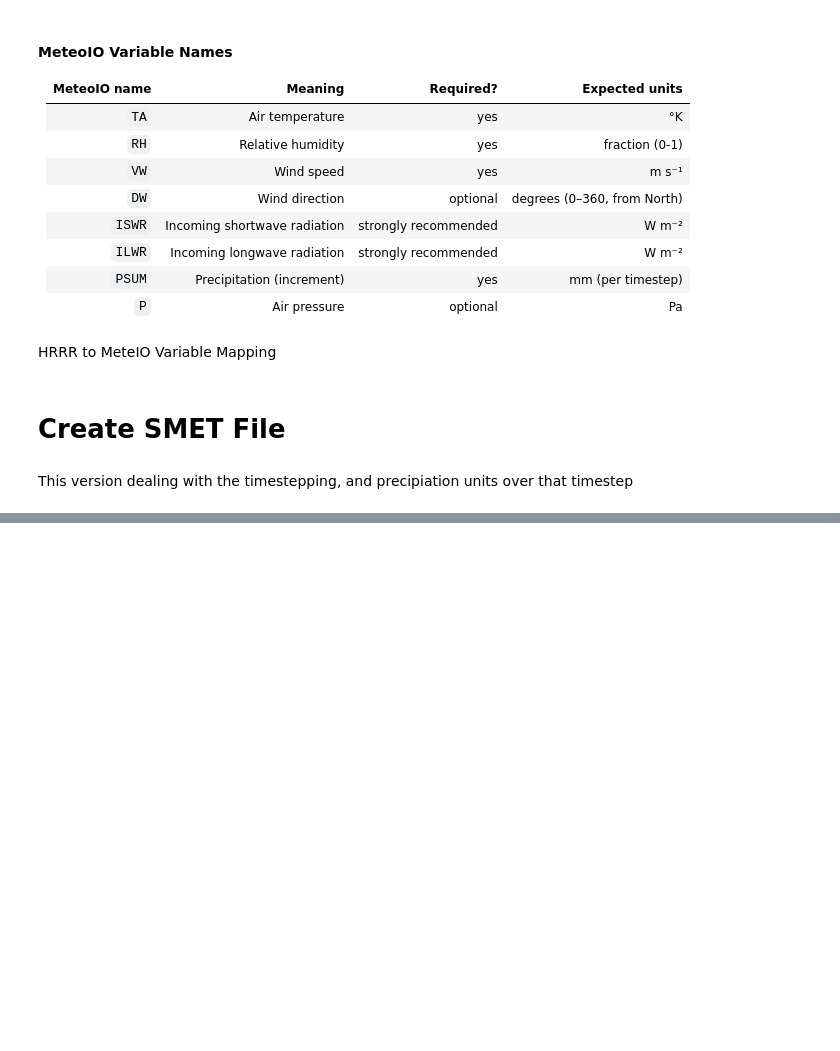
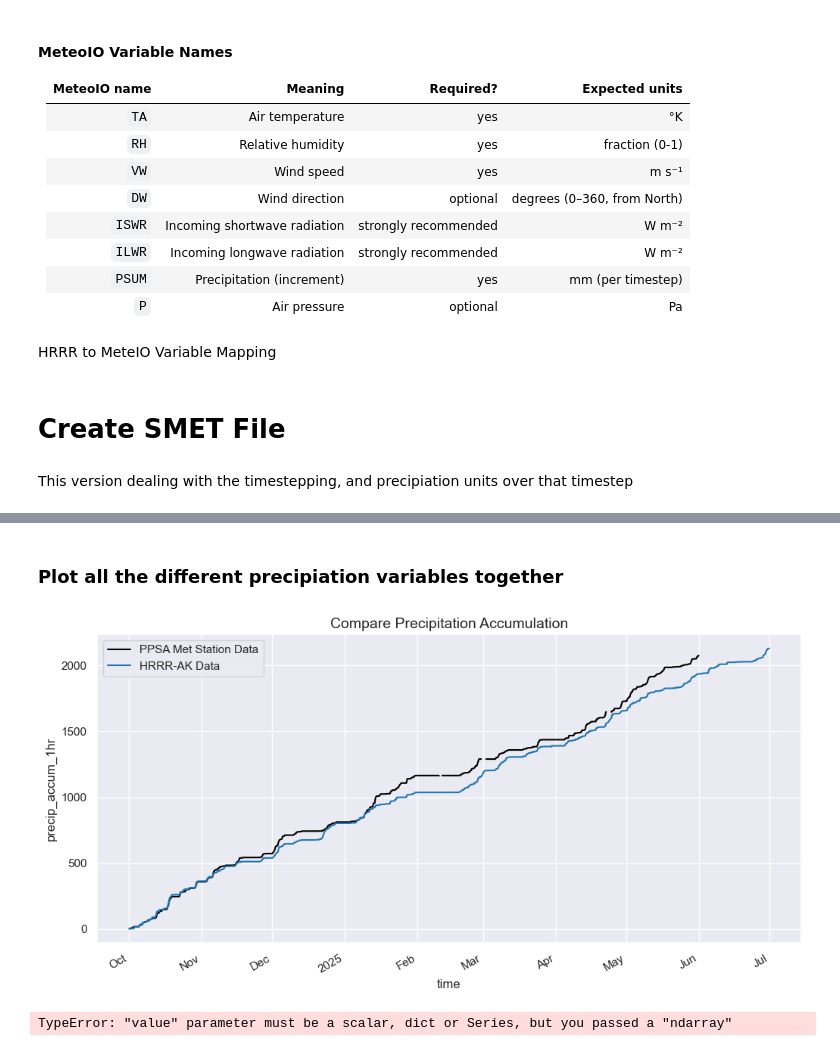
Before and after one commit to cassielumbrazo/snow_modeling_point, a Jupyter notebook: sites/ppsa2/2_create_snowpack_smet_forcing_met_ppsa2.ipynb, the cells around one changed output, grey strips where cells are left out. Cells and saved outputs as stored; diff of their text form; code cells hidden in the pictures; blank space fills up the shorter version.

```diff
--- a/sites/ppsa2/2_create_snowpack_smet_forcing_met_ppsa2.ipynb
+++ b/sites/ppsa2/2_create_snowpack_smet_forcing_met_ppsa2.ipynb
@@ -306,0 +367,49 @@ with open(OUTFILE, "w") as f:
+# %% [markdown]
+### Plot all the different precipiation variables together
+# %%
+df_met['precip_accum_1hr'].cumsum().plot(label='PPSA Met Station Data', color='black')
+ds['precip_accum_1hr'].cumsum().plot(label='HRRR-AK Data', color='tab:blue')
+plt.title('Compare Precipitation Accumulation', fontsize=14)
+plt.legend()
+plt.show()
+# %% [output]
+[figure, added]
+# %%
+import xarray as xr
+import pandas as pd
+import numpy as np
+import matplotlib.pyplot as plt
+
+# =========================
+# ASSUMPTIONS
+# =========================
+# df_met: pandas DataFrame with datetime index and 'precip_accum_1hr' column (mm accum 1hr)
+# ds: xarray Dataset with 'time' coord and 'precip_accum_1hr' variable (mm accum 1hr)
+# Both are already sliced to the common time range (e.g., '2024-10-01T05:00' to '2025-07-01T00:00')
+
+# =========================
+# CREATE FILLED PRECIP COLUMN IN df_met
+# =========================
+# Get common time index from ds
+time_index = pd.to_datetime(ds.time.values)
+
+# Reindex df_met precip to ds time index, filling NaNs with ds values
+df_met['precip_accum_1hr_filled_with_hrrr'] = df_met['precip_accum_1hr'].reindex(time_index).fillna(ds['precip_accum_1hr'].values)
+
+# =========================
+# PLOT PRECIPITATION COMPARISON
+# =========================
+# Plot cumulative sums
+plt.figure(figsize=(12, 6))
+
+df_met['precip_accum_1hr'].cumsum().plot(label='PPSA Met Station Data', color='black', linewidth=1.5)
+ds['precip_accum_1hr'].cumsum().plot(label='HRRR-AK Data', color='tab:blue', linewidth=1.5)
+df_met['precip_accum_1hr_filled_with_hrrr'].cumsum().plot(label='Filled with HRRR Data', color='red', linewidth=1.5)
+
+plt.title('Compare Precipitation Accumulation', fontsize=14)
+plt.ylabel('Cumulative Precipitation (mm)', fontsize=12)
+plt.xlabel('Time', fontsize=12)
+plt.legend()
+plt.grid(True, alpha=0.3)
+# %% [output]
+TypeError: "value" parameter must be a scalar, dict or Series, but you passed a "ndarray"
```
Also changed, not shown: parts of 14 cells of this notebook.
